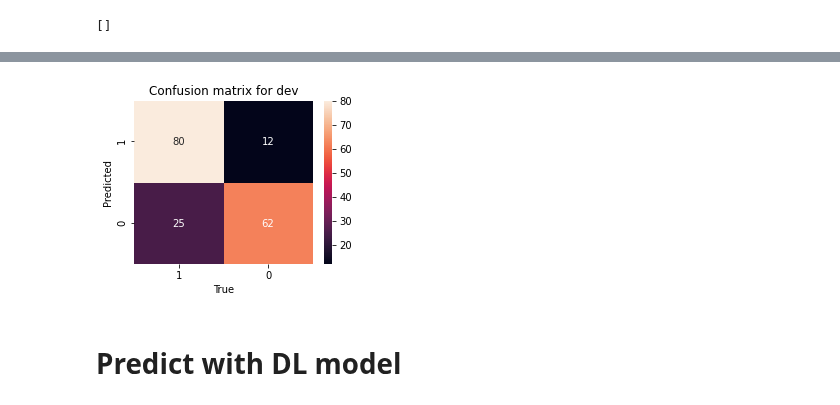
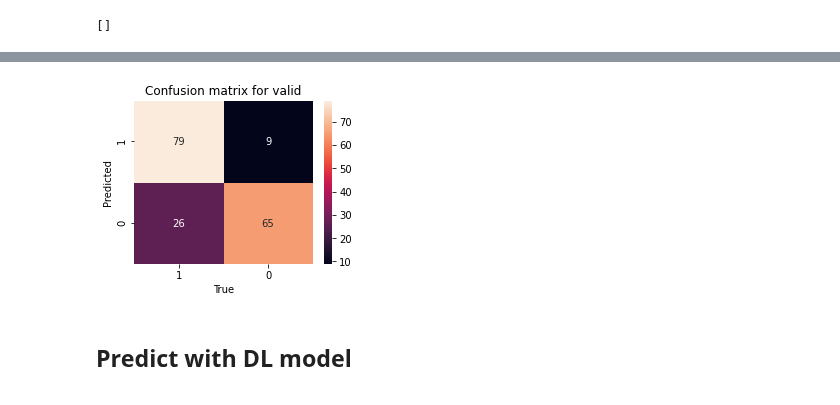
Before and after one commit to Witalia008/kaggle-public, a Jupyter notebook: titanic/TitanicDL.ipynb, the cells around one changed output, grey strips where cells are left out. Drawn from its saved outputs; the diff is of its cells as text; code cells hidden in the pictures.

Commit message:
Replace data preprocessing for DL model with unified sklearn column transformation pipeline, move out reusable functions.

```diff
--- a/titanic/TitanicDL.ipynb
+++ b/titanic/TitanicDL.ipynb
@@ -168,0 +71,4 @@ PassengerId
+# %%
+X_train = pd.DataFrame(preprocessor.fit_transform(X_train), index=X_train.index, columns=preprocessed_column_names)
+X_valid = pd.DataFrame(preprocessor.transform(X_valid), index=X_valid.index, columns=preprocessed_column_names)
+X_pred = pd.DataFrame(preprocessor.transform(X_pred), index=X_pred.index, columns=preprocessed_column_names)
@@ -201,7 +117,7 @@ def get_model(input_size):
 
     return model
 # %%
-died_cnt, survived_cnt = np.bincount(Y_train_init)
+died_cnt, survived_cnt = np.bincount(y_train)
 total_cnt = died_cnt + survived_cnt
 
 weight_died = total_cnt / died_cnt / 2
@@ -212,7 +128,6 @@ class_weights = {0: weight_died, 1: weight_survived}
 # Create a new model each time before running training (otherwise new trainings would just be on already trained model)
 model = get_model(X_train.shape[1])
 
-# TODO: See how can make less verbose.
-history = model.fit(X_train, Y_train, epochs=500, batch_size=32, validation_data=(X_dev, Y_dev), class_weight=class_weights)
+history = model.fit(X_train, y_train, epochs=500, batch_size=32, validation_data=(X_valid, y_valid), class_weight=class_weights, verbose=0)
 # %% [output]
 COMET INFO: Ignoring automatic log_parameter('verbose') because 'keras:verbose' is in COMET_LOGGING_PARAMETERS_IGNORE
@@ -254,15 +135,0 @@ dict_keys(['loss', 'tp', 'fp', 'tn', 'fn', 'accuracy', 'precision', 'recall', 'a
-# %%
-def draw_confusion_matrix(evaluation_result, label):
-    # TP FP
-    # FN TN
-    matrix = np.round(np.array([[evaluation_result[1], evaluation_result[2]], [evaluation_result[4], evaluation_result[3]]]))
-
-    plt.figure(figsize=(4,3))
-
-    ax = sns.heatmap(data=matrix, annot=True, fmt=".0f")
-    ax.invert_yaxis()
-    ax.invert_xaxis()
-
-    plt.xlabel("True")
-    plt.ylabel("Predicted")
-    plt.title(f"Confusion matrix for {label}")
@@ -277,5 +153,5 @@ Train evaluation:
 # %%
-print("Dev evaluation:")
-evaluation_dev = model.evaluate(X_dev, Y_dev, verbose=2)
-draw_confusion_matrix(evaluation_dev, "dev")
+print("Valid evaluation:")
+evaluation_valid = model.evaluate(X_valid, y_valid, verbose=2)
+draw_confusion_matrix(evaluation_valid, "valid")
 # %% [output]
@@ -284,3 +160,3 @@ Dev evaluation:
-[figure, old version]
+[figure, new version]
 # %% [markdown]
-# Predict with DL model
+## Predict with DL model
```
Also changed, not shown: parts of 27 cells of this notebook, 4 other files.
